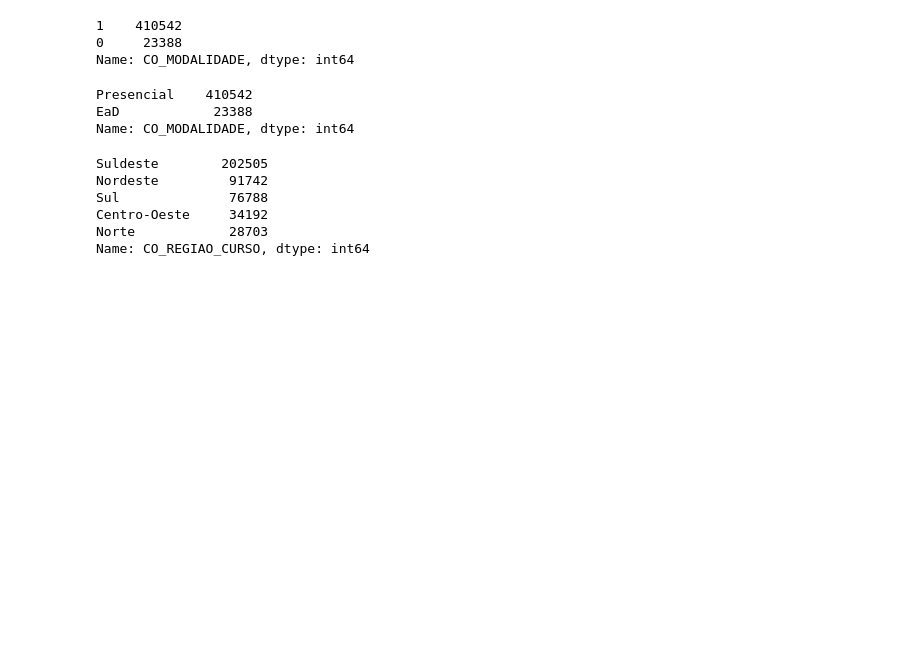
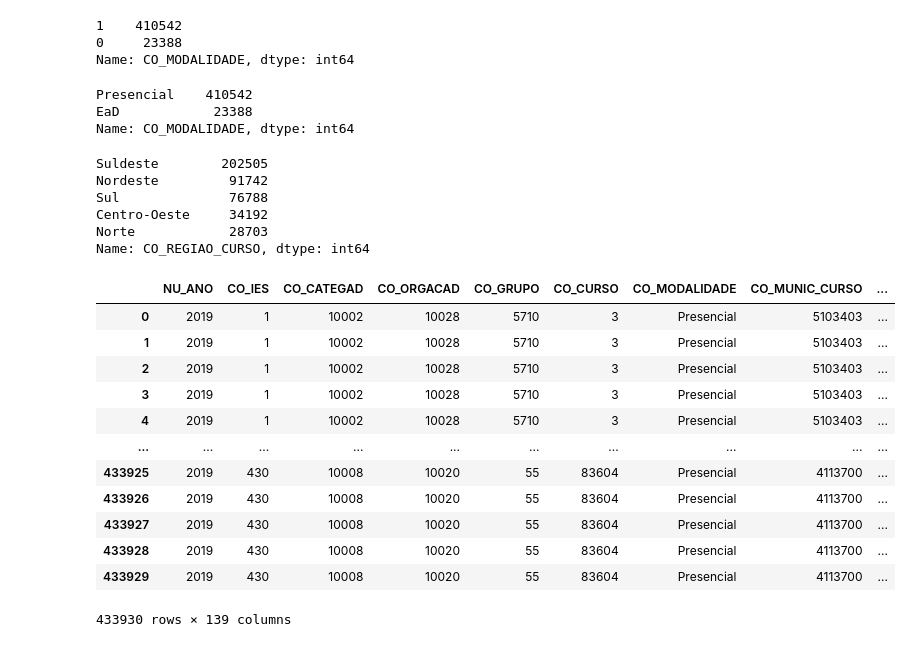
Before and after one commit to jnthmota/Transformacao_Dados_Enade, a Jupyter notebook: 02_enade_transformacao.ipynb, the cells around one changed output. Cells and saved outputs as stored; diff of their text form; code cells hidden in the pictures; blank space fills up the shorter version.

Commit message:
transformação enade

```diff
--- a/02_enade_transformacao.ipynb
+++ b/02_enade_transformacao.ipynb
@@ -273,3 +273,29 @@ Sul              76788
 Centro-Oeste     34192
 Norte            28703
 Name: CO_REGIAO_CURSO, dtype: int64
+# %%
+# Transformando Cor Raça
+enade["DESC_COR"] = enade.QE_I02.replace({
+    "A" : "Branca",
+    "B" : "Preta",
+    "C" : "Amarela",
+    "D" : "Parda",
+    "E" : "Indigena",
+    "F" : pd.NA
+})
+# %%
+enade
+# %% [output]
+|  | NU_ANO | CO_IES | CO_CATEGAD | CO_ORGACAD | CO_GRUPO | CO_CURSO | CO_MODALIDADE | CO_MUNIC_CURSO | ... |
+| 0 | 2019 | 1 | 10002 | 10028 | 5710 | 3 | Presencial | 5103403 | ... |
+| 1 | 2019 | 1 | 10002 | 10028 | 5710 | 3 | Presencial | 5103403 | ... |
+| 2 | 2019 | 1 | 10002 | 10028 | 5710 | 3 | Presencial | 5103403 | ... |
+| 3 | 2019 | 1 | 10002 | 10028 | 5710 | 3 | Presencial | 5103403 | ... |
+| 4 | 2019 | 1 | 10002 | 10028 | 5710 | 3 | Presencial | 5103403 | ... |
+| ... | ... | ... | ... | ... | ... | ... | ... | ... | ... |
+| 433925 | 2019 | 430 | 10008 | 10020 | 55 | 83604 | Presencial | 4113700 | ... |
+| 433926 | 2019 | 430 | 10008 | 10020 | 55 | 83604 | Presencial | 4113700 | ... |
+| 433927 | 2019 | 430 | 10008 | 10020 | 55 | 83604 | Presencial | 4113700 | ... |
+| 433928 | 2019 | 430 | 10008 | 10020 | 55 | 83604 | Presencial | 4113700 | ... |
+| 433929 | 2019 | 430 | 10008 | 10020 | 55 | 83604 | Presencial | 4113700 | ... |
+433930 rows × 139 columns
```
Also changed, not shown: parts of 13 cells of this notebook.
